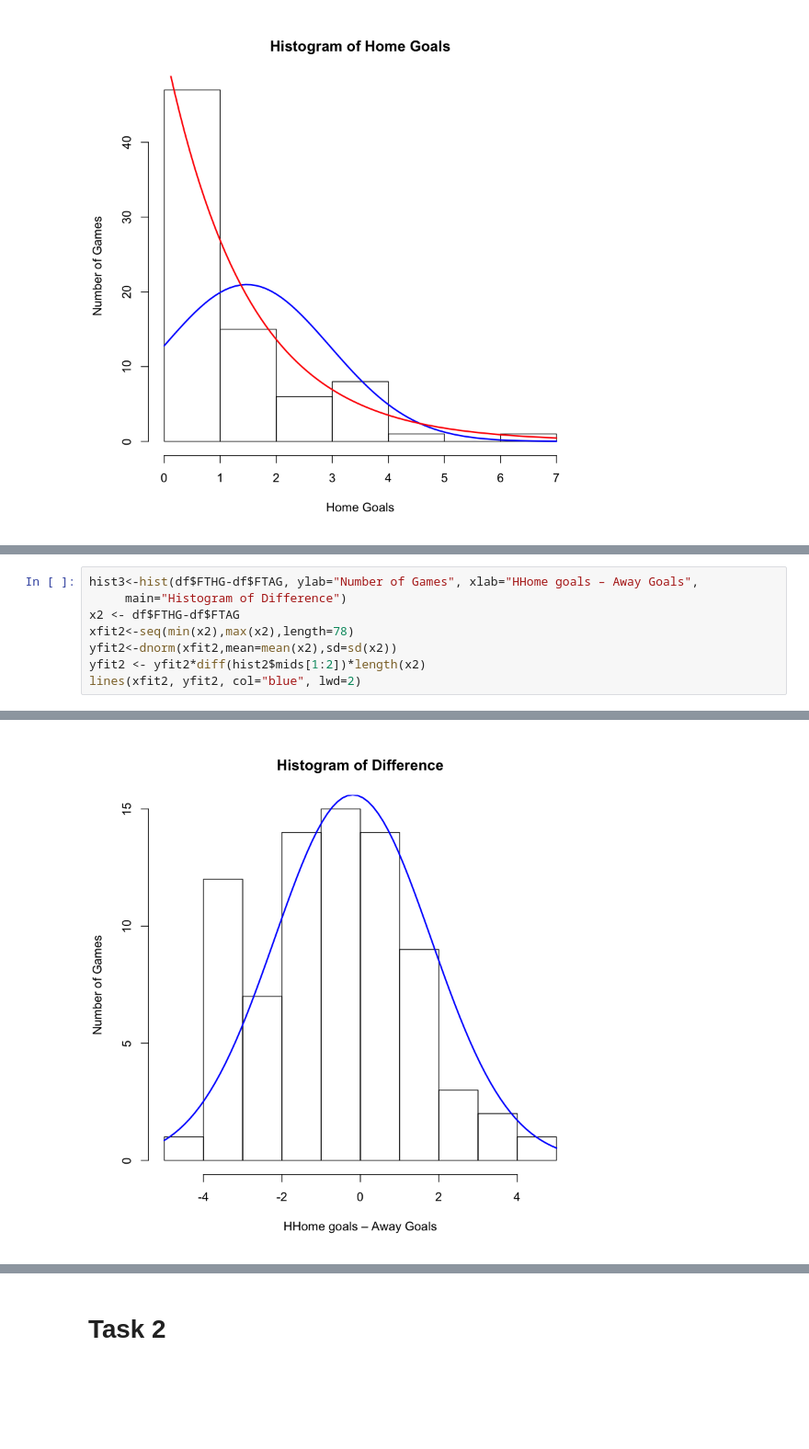
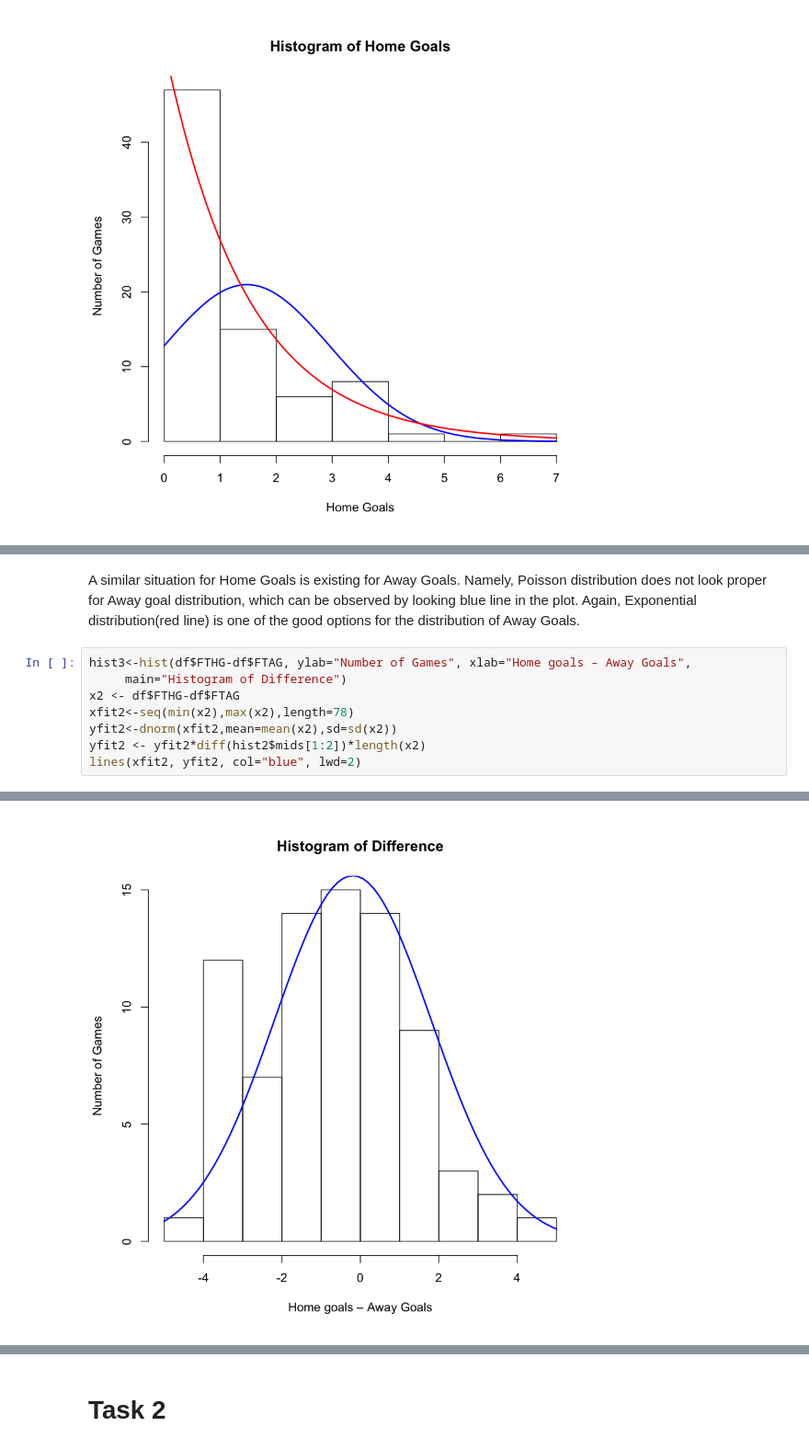
Before and after one commit to BU-IE-582/fall20-mbahadir, a Jupyter notebook: Homework1/Homework 1.ipynb, the cells around one changed output, grey strips where cells are left out. Shown at 92% size. Saved outputs shown, nothing was run; the diff lists cells and outputs as text; blank space fills up the shorter version.

```diff
--- a/Homework1/Homework 1.ipynb
+++ b/Homework1/Homework 1.ipynb
@@ -112,5 +124,7 @@ lines(xfit1, yfit1, col="blue", lwd=2)
+# %% [markdown]
+A similar situation for Home Goals is existing for Away Goals. Namely, Poisson distribution does not look proper for Away goal distribution, which can be observed by looking blue line in the plot. Again, Exponential distribution(red line) is one of the good options for the distribution of Away Goals.
 # %%
-hist3<-hist(df$FTHG-df$FTAG, ylab="Number of Games", xlab="HHome goals – Away Goals",
+hist3<-hist(df$FTHG-df$FTAG, ylab="Number of Games", xlab="Home goals – Away Goals",
      main="Histogram of Difference")
 x2 <- df$FTHG-df$FTAG
 xfit2<-seq(min(x2),max(x2),length=78)
@@ -125 +139 @@ Warning message in title(main = main, sub = sub, xlab = xlab, ylab = ylab, ...):
-[figure, old version]
+[figure, new version]
```
Also changed, not shown: parts of 35 cells of this notebook, 2 other files.
